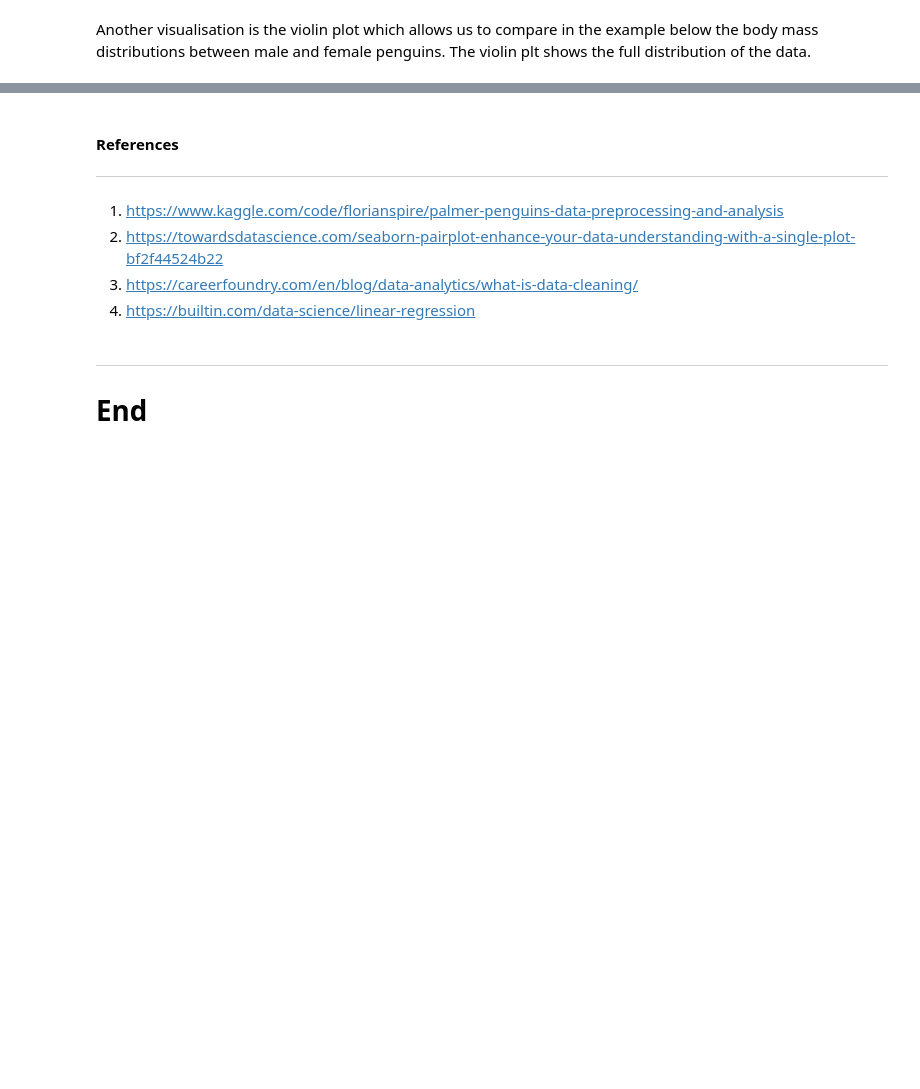
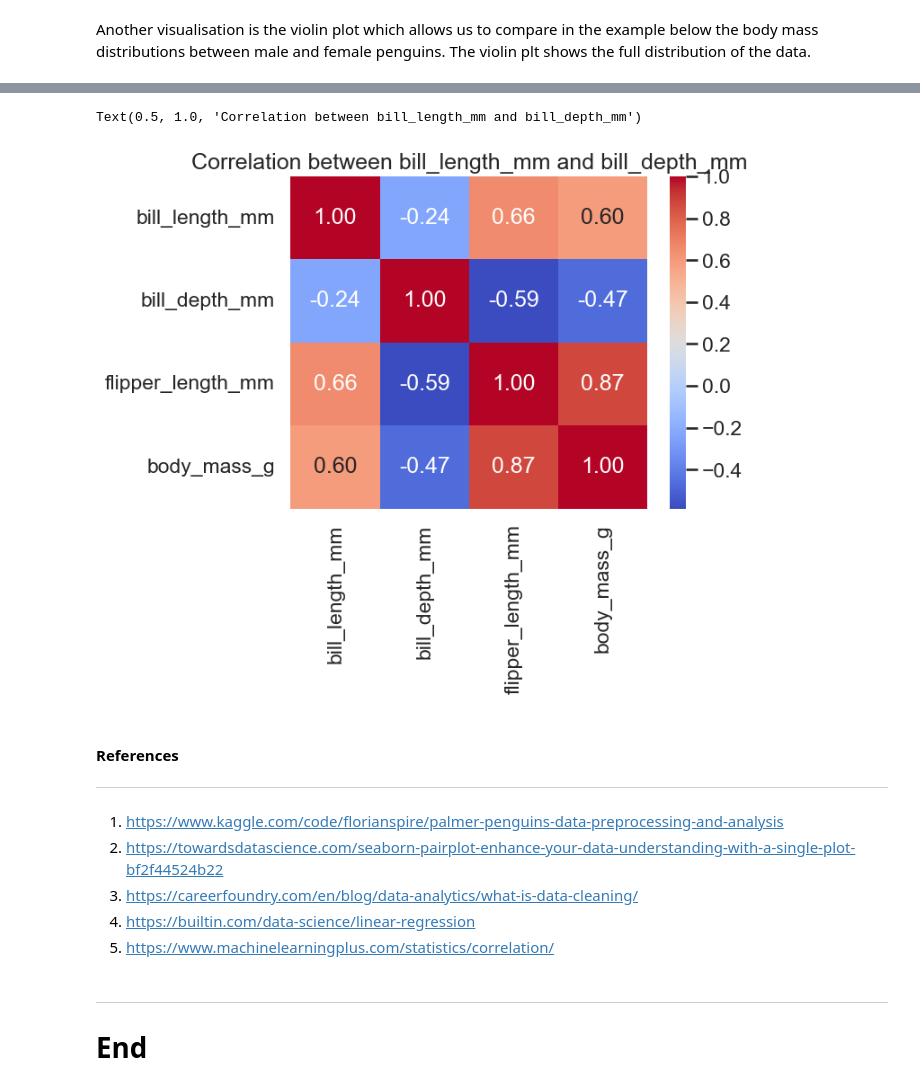
Before and after one commit to SaydsC/PrinciplesofDataAnalytics, a Jupyter notebook: penguins.ipynb, the cells around one changed output, grey strips where cells are left out. Cells and saved outputs as stored; diff of their text form; code cells hidden in the pictures; blank space fills up the shorter version.

Commit message:
correlation

```diff
--- a/penguins.ipynb
+++ b/penguins.ipynb
@@ -397,3 +409,18 @@ sns.violinplot(x='sex', y='body_mass_g', data=penguins)
+# %%
+#visulise the correlation
+
+# The two selected numerical variables
+var1 = 'bill_length_mm'
+var2 = 'bill_depth_mm'
+
+#Using the correlation matrix
+correlation_matrix=penguins.corr()
+
+sns.heatmap(correlation_matrix,annot=True, cmap='coolwarm', fmt=".2f")
+plt.title('Correlation between {} and {}'.format(var1, var2))
+# %% [output]
+Text(0.5, 1.0, 'Correlation between bill_length_mm and bill_depth_mm')
+[figure, added]
 # %% [markdown]
 #### __References__
 *****
@@ -402,6 +429,7 @@ sns.violinplot(x='sex', y='body_mass_g', data=penguins)
 2. https://towardsdatascience.com/seaborn-pairplot-enhance-your-data-understanding-with-a-single-plot-bf2f44524b22
 3. https://careerfoundry.com/en/blog/data-analytics/what-is-data-cleaning/
 4. https://builtin.com/data-science/linear-regression
+5. https://www.machinelearningplus.com/statistics/correlation/
 # %% [markdown]
 ****
 # End
```
Also changed, not shown: parts of 8 cells of this notebook.
